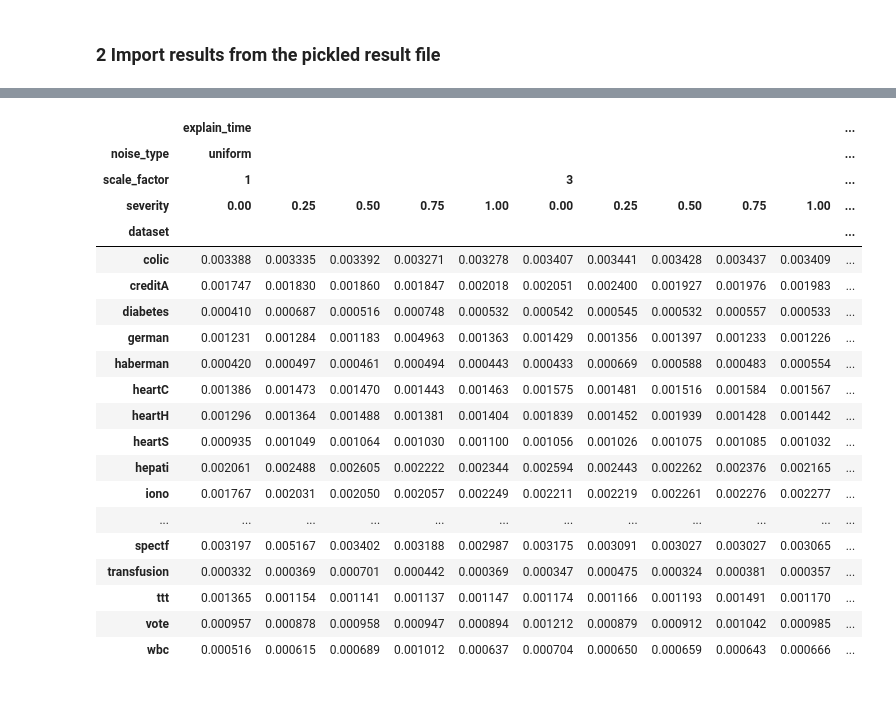
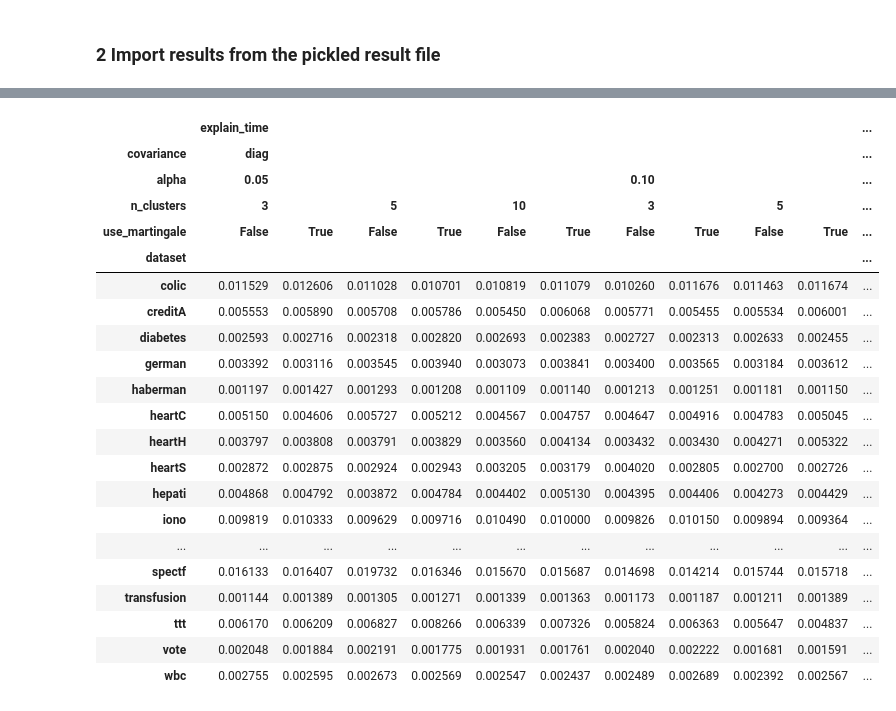
Before and after one commit to kristinebergs/calibrated_explanations, a Jupyter notebook: evaluation/guards/Guards_Analysis_Times.ipynb, the cells around one changed output, grey strips where cells are left out. Cells and saved outputs as stored; diff of their text form; code cells hidden in the pictures.

```diff
--- a/evaluation/guards/Guards_Analysis_Times.ipynb
+++ b/evaluation/guards/Guards_Analysis_Times.ipynb
@@ -18,7 +21,7 @@ from scipy import stats as st
 # %% [markdown]
 ### 2 Import results from the pickled result file
 # %%
-with open('../../results_guards_ablation.pkl', 'rb') as f:
+with open('../results_guards_ablation.pkl', 'rb') as f:
     results = pickle.load(f)
 data_characteristics = {'colic': 60,
                         'creditA': 43,
@@ -104,8 +113,8 @@ print(df_pce)
 # %%
-criteria = {'scale_factor': 2, 'severity': 3, 'noise_type': 4}
+criteria = {'alpha': 2, 'n_clusters': 3, 'covariance': 4, 'use_martingale': 5}
 # BEGIN: Calculate average time per scale_factor
 for c, idx in criteria.items():
-    df_pce[c] = df_pce['dataset - algorithm - scale_factor - severity - noise_type'].apply(lambda x: x[idx])
+    df_pce[c] = df_pce['dataset - algorithm - alpha - n_clusters - covariance - use_martingale'].apply(lambda x: x[idx])
     average_time_per_scale_factor = df_pce.groupby(c)[['init_time','explain_time']].mean()
     print(average_time_per_scale_factor)
 # END: Calculate average time per scale_factor
@@ -205,76 +214,74 @@ display(mean_df)
 # %%
 # Pivot the DataFrame to get datasets as rows and criteria and algorithm as columns
-from typing import final
-
-
-pivot_df = df_pce.pivot_table(index='dataset - algorithm - scale_factor - severity - noise_type',
+pivot_df = df_pce.pivot_table(index='dataset - algorithm - alpha - n_clusters - covariance - use_martingale',
                               values=['init_time', 'explain_time'],
                               aggfunc='mean')
 
 # Reset the index to make it easier to work with
 pivot_df.reset_index(inplace=True)
 
-# Split the 'dataset - algorithm - scale_factor - severity - noise_type' column into separate columns
-pivot_df[['dataset', 'algorithm', 'scale_factor', 'severity', 'noise_type']] = pd.DataFrame(pivot_df['dataset - algorithm - scale_factor - severity - noise_type'].tolist(), index=pivot_df.index)
+# Split the 'dataset - algorithm - alpha - n_clusters - covariance - use_martingale' column into separate columns
+pivot_df[['dataset', 'algorithm', 'alpha', 'n_clusters', 'covariance', 'use_martingale']] = pd.DataFrame(pivot_df['dataset - algorithm - alpha - n_clusters - covariance - use_martingale'].tolist(), index=pivot_df.index)
 
 # Drop the original combined column
-pivot_df.drop(columns=['dataset - algorithm - scale_factor - severity - noise_type'], inplace=True)
+pivot_df.drop(columns=['dataset - algorithm - alpha - n_clusters - covariance - use_martingale'], inplace=True)
 
 filtered_df = pivot_df
 
 # Pivot again to get the desired format
 final_df = filtered_df.pivot_table(index='dataset',
-                                   columns=['algorithm', 'noise_type', 'scale_factor', 'severity'],
+                                   columns=['algorithm', 'covariance', 'alpha', 'n_clusters', 'use_martingale'],
                                    values=['explain_time', 'init_time', ],
                                    aggfunc='mean')
 
 # Print the final DataFrame
 # display(final_df)
 final_df.to_csv('explain_time.csv')
 
-# Filter the DataFrame to include only rows where noise_type is 'uniform'
-filtered_df = pivot_df[pivot_df['noise_type'] == 'uniform']
+# Filter the DataFrame to include only rows where covariance is 'diag'
+filtered_df = pivot_df[pivot_df['covariance'] == 'diag']
 
 # Pivot again to get the desired format
 final_df = filtered_df.pivot_table(index='dataset',
-                                   columns=['noise_type', 'scale_factor', 'severity'],
+                                   columns=['covariance', 'alpha', 'n_clusters', 'use_martingale'],
                                    values=['explain_time'],
                                    aggfunc='mean')
 
 # Print the final DataFrame
 display(final_df)
 
-# Filter the DataFrame to include only rows where noise_type is 'uniform'
-filtered_df = pivot_df[pivot_df['noise_type'] == 'gaussian']
+# Filter the DataFrame to include only rows where covariance is 'full'
+filtered_df = pivot_df[pivot_df['covariance'] == 'full']
 
 # Pivot again to get the desired format
 final_df = filtered_df.pivot_table(index='dataset',
-                                   columns=['noise_type', 'scale_factor', 'severity'],
+                                   columns=['covariance', 'alpha', 'n_clusters', 'use_martingale'],
                                    values=['explain_time'],
                                    aggfunc='mean')
 
 # Print the final DataFrame
 display(final_df)
 # %% [output]
 |  | explain_time |  |  |  |  |  |  |  |  |  | ... |
-| noise_type | uniform |  |  |  |  |  |  |  |  |  | ... |
-| scale_factor | 1 |  |  |  |  | 3 |  |  |  |  | ... |
-| severity | 0.00 | 0.25 | 0.50 | 0.75 | 1.00 | 0.00 | 0.25 | 0.50 | 0.75 | 1.00 | ... |
+| covariance | diag |  |  |  |  |  |  |  |  |  | ... |
+| alpha | 0.05 |  |  |  |  |  | 0.10 |  |  |  | ... |
+| n_clusters | 3 |  | 5 |  | 10 |  | 3 |  | 5 |  | ... |
+| use_martingale | False | True | False | True | False | True | False | True | False | True | ... |
 | dataset |  |  |  |  |  |  |  |  |  |  | ... |
-| colic | 0.003388 | 0.003335 | 0.003392 | 0.003271 | 0.003278 | 0.003407 | 0.003441 | 0.003428 | 0.003437 | 0.003409 | ... |
-| creditA | 0.001747 | 0.001830 | 0.001860 | 0.001847 | 0.002018 | 0.002051 | 0.002400 | 0.001927 | 0.001976 | 0.001983 | ... |
-| diabetes | 0.000410 | 0.000687 | 0.000516 | 0.000748 | 0.000532 | 0.000542 | 0.000545 | 0.000532 | 0.000557 | 0.000533 | ... |
-| german | 0.001231 | 0.001284 | 0.001183 | 0.004963 | 0.001363 | 0.001429 | 0.001356 | 0.001397 | 0.001233 | 0.001226 | ... |
-| haberman | 0.000420 | 0.000497 | 0.000461 | 0.000494 | 0.000443 | 0.000433 | 0.000669 | 0.000588 | 0.000483 | 0.000554 | ... |
-| heartC | 0.001386 | 0.001473 | 0.001470 | 0.001443 | 0.001463 | 0.001575 | 0.001481 | 0.001516 | 0.001584 | 0.001567 | ... |
-| heartH | 0.001296 | 0.001364 | 0.001488 | 0.001381 | 0.001404 | 0.001839 | 0.001452 | 0.001939 | 0.001428 | 0.001442 | ... |
-| heartS | 0.000935 | 0.001049 | 0.001064 | 0.001030 | 0.001100 | 0.001056 | 0.001026 | 0.001075 | 0.001085 | 0.001032 | ... |
-| hepati | 0.002061 | 0.002488 | 0.002605 | 0.002222 | 0.002344 | 0.002594 | 0.002443 | 0.002262 | 0.002376 | 0.002165 | ... |
-| iono | 0.001767 | 0.002031 | 0.002050 | 0.002057 | 0.002249 | 0.002211 | 0.002219 | 0.002261 | 0.002276 | 0.002277 | ... |
+| colic | 0.011529 | 0.012606 | 0.011028 | 0.010701 | 0.010819 | 0.011079 | 0.010260 | 0.011676 | 0.011463 | 0.011674 | ... |
+| creditA | 0.005553 | 0.005890 | 0.005708 | 0.005786 | 0.005450 | 0.006068 | 0.005771 | 0.005455 | 0.005534 | 0.006001 | ... |
+| diabetes | 0.002593 | 0.002716 | 0.002318 | 0.002820 | 0.002693 | 0.002383 | 0.002727 | 0.002313 | 0.002633 | 0.002455 | ... |
+| german | 0.003392 | 0.003116 | 0.003545 | 0.003940 | 0.003073 | 0.003841 | 0.003400 | 0.003565 | 0.003184 | 0.003612 | ... |
+| haberman | 0.001197 | 0.001427 | 0.001293 | 0.001208 | 0.001109 | 0.001140 | 0.001213 | 0.001251 | 0.001181 | 0.001150 | ... |
+| heartC | 0.005150 | 0.004606 | 0.005727 | 0.005212 | 0.004567 | 0.004757 | 0.004647 | 0.004916 | 0.004783 | 0.005045 | ... |
+| heartH | 0.003797 | 0.003808 | 0.003791 | 0.003829 | 0.003560 | 0.004134 | 0.003432 | 0.003430 | 0.004271 | 0.005322 | ... |
+| heartS | 0.002872 | 0.002875 | 0.002924 | 0.002943 | 0.003205 | 0.003179 | 0.004020 | 0.002805 | 0.002700 | 0.002726 | ... |
+| hepati | 0.004868 | 0.004792 | 0.003872 | 0.004784 | 0.004402 | 0.005130 | 0.004395 | 0.004406 | 0.004273 | 0.004429 | ... |
+| iono | 0.009819 | 0.010333 | 0.009629 | 0.009716 | 0.010490 | 0.010000 | 0.009826 | 0.010150 | 0.009894 | 0.009364 | ... |
 | ... | ... | ... | ... | ... | ... | ... | ... | ... | ... | ... | ... |
-| spectf | 0.003197 | 0.005167 | 0.003402 | 0.003188 | 0.002987 | 0.003175 | 0.003091 | 0.003027 | 0.003027 | 0.003065 | ... |
-| transfusion | 0.000332 | 0.000369 | 0.000701 | 0.000442 | 0.000369 | 0.000347 | 0.000475 | 0.000324 | 0.000381 | 0.000357 | ... |
-| ttt | 0.001365 | 0.001154 | 0.001141 | 0.001137 | 0.001147 | 0.001174 | 0.001166 | 0.001193 | 0.001491 | 0.001170 | ... |
-| vote | 0.000957 | 0.000878 | 0.000958 | 0.000947 | 0.000894 | 0.001212 | 0.000879 | 0.000912 | 0.001042 | 0.000985 | ... |
-| wbc | 0.000516 | 0.000615 | 0.000689 | 0.001012 | 0.000637 | 0.000704 | 0.000650 | 0.000659 | 0.000643 | 0.000666 | ... |
+| spectf | 0.016133 | 0.016407 | 0.019732 | 0.016346 | 0.015670 | 0.015687 | 0.014698 | 0.014214 | 0.015744 | 0.015718 | ... |
+| transfusion | 0.001144 | 0.001389 | 0.001305 | 0.001271 | 0.001339 | 0.001363 | 0.001173 | 0.001187 | 0.001211 | 0.001389 | ... |
+| ttt | 0.006170 | 0.006209 | 0.006827 | 0.008266 | 0.006339 | 0.007326 | 0.005824 | 0.006363 | 0.005647 | 0.004837 | ... |
+| vote | 0.002048 | 0.001884 | 0.002191 | 0.001775 | 0.001931 | 0.001761 | 0.002040 | 0.002222 | 0.001681 | 0.001591 | ... |
+| wbc | 0.002755 | 0.002595 | 0.002673 | 0.002569 | 0.002547 | 0.002437 | 0.002489 | 0.002689 | 0.002392 | 0.002567 | ... |
 |  | explain_time |  |  |  |  |  |  |  |  |  | ... |
```
Also changed, not shown: parts of 9 cells of this notebook, 25 other files.
